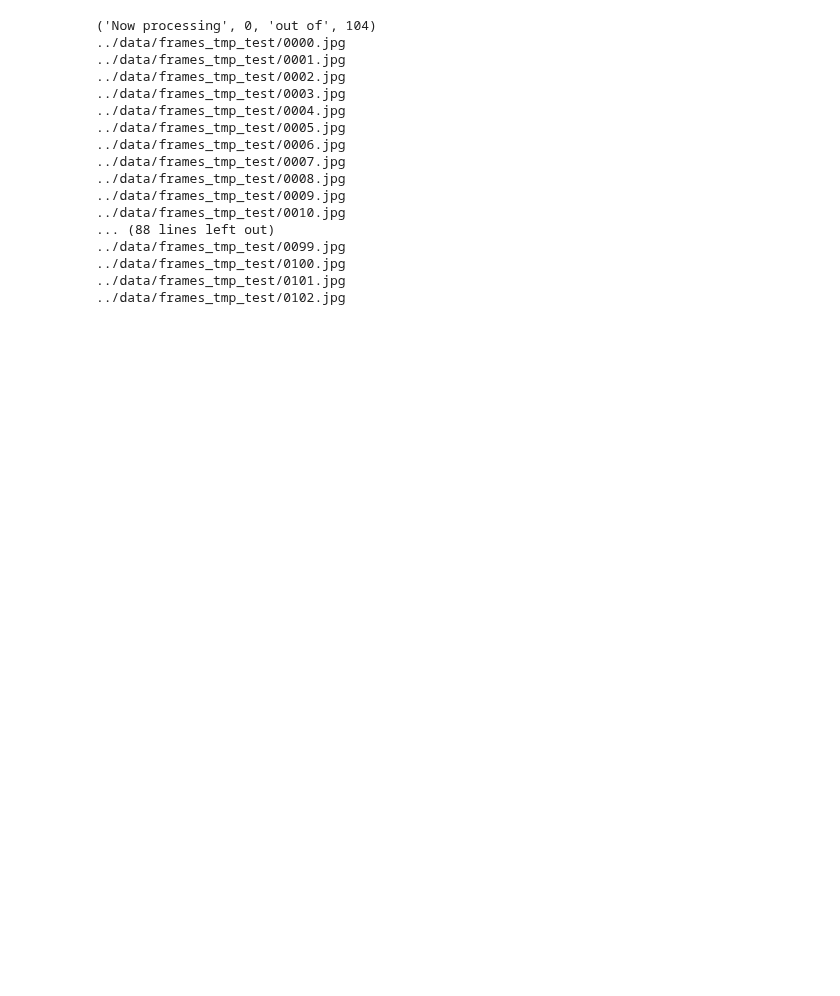
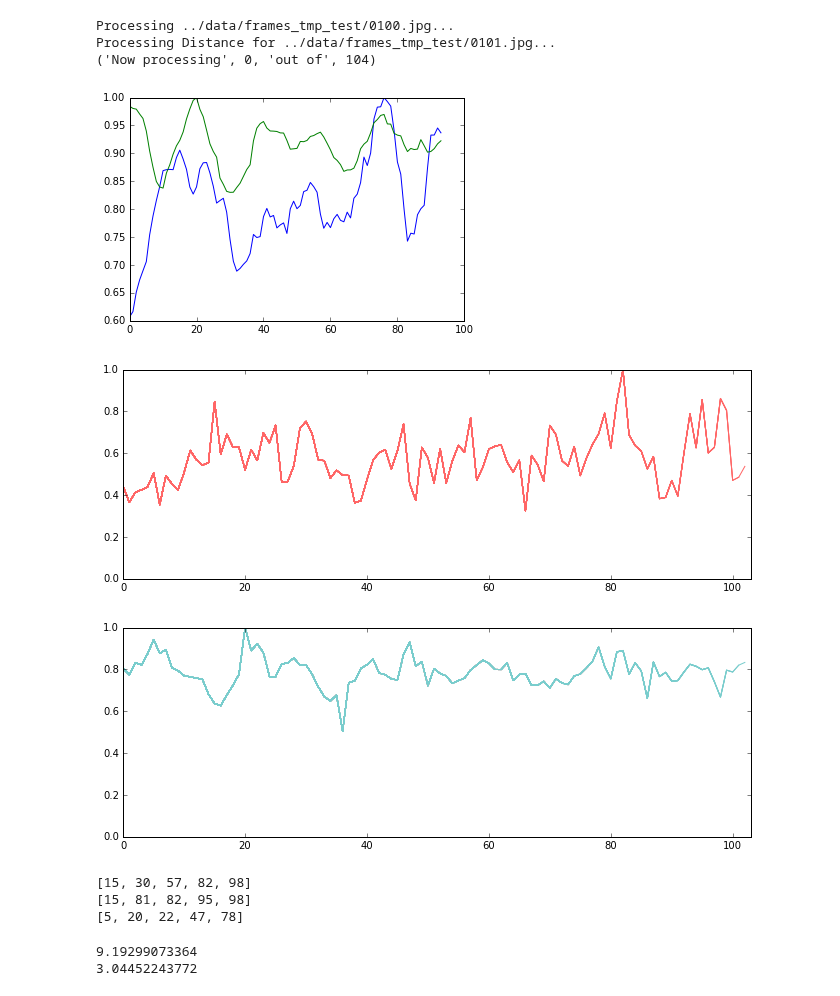
Before and after one commit to saharshoza/VisualDiary, a Jupyter notebook: Code/change_point_detector.ipynb, the cells around one changed output. Cells and saved outputs as stored; diff of their text form; code cells hidden in the pictures; blank space fills up the shorter version.

Commit message:
Evaluation metric tested with only video and video + gps

```diff
--- a/Code/change_point_detector.ipynb
+++ b/Code/change_point_detector.ipynb
@@ -28,6 +29,8 @@ cnn_diff_dir = os.path.join(results_dir, 'cnn_diff_tmp')
 pixel_diff_dir = os.path.join(results_dir, 'pixel_diff_tmp')
 out_dir = os.path.join(results_dir, 'combined_frames_tmp')
 path_to_gif = '../gif'
+path_to_gps = '../results/gps_out/gps_test.npy'
+path_to_ground_truth = '../data/ground_truth/ground_truth_test.npy'
 # %%
 def frame_extractor(path_to_video, path_to_frames):
     container = av.open(path_to_video)
@@ -37,10 +40,9 @@ def frame_extractor(path_to_video, path_to_frames):
             frame.to_image().save(path_to_frames + '/frame-%06d.jpg' % frame.index)
 # %%
 class FeatureProcessor:
-    def __init__(self, model_path, path_to_frames, sampling_rate=10, change_points=5):
+    def __init__(self, model_path, path_to_frames, change_points=5):
         self.model_path = model_path
         self.images_path = sorted([path_to_frames + f for f in os.listdir(path_to_frames) if re.search('jpg|JPG', f)])
-        self.sampling_rate = sampling_rate
         self.change_points = change_points
         #self.cnn_threshold = cnn_threshold
         #self.pixel_threshold = pixel_threshold
@@ -173,3 +175,34 @@ class PlotterOut:
             gif_list.extend(gif_segment)
         selected_gif_images = [Image.open(all_images_list[gif_points]) for gif_points in gif_list]
         writeGif(path_to_gif, selected_gif_images, duration=0.3, subRectangles=False)
+# %%
+class VideoLocChangePoint:
+    def __init__(self,path_to_gps,feature_differences,change_points=1,fps=24):
+        self.change_points = change_points
+        self.fps = fps
+        self.feature_differences = feature_differences/max(feature_differences)
+        self.gps_stationary_intervals = np.load(path_to_gps).tolist()
+
+    def get_motion_boundaries(self):
+        boundaries = []
+        for interval in self.gps_stationary_intervals:
+            interval_multiplied = [val*self.fps for val in interval]
+            boundaries.extend(interval_multiplied)
+        return boundaries
+
+    def get_top_k(self,start,end):
+        differences = self.feature_differences[start:end+1]
+        chosen = np.sort(np.argpartition(-differences,self.change_points)[0:self.change_points]).tolist()
+        return chosen
+
+    def merge_changepoints(self):
+        boundaries = self.get_motion_boundaries()
+        #adding last frame index
+        boundaries.append(len(self.feature_differences)-1)
+        changepoints = []
+        start = 0
+        for end in boundaries:
+            indices_in_window = self.get_top_k(start,end)
+            changepoints += [a+start for a in indices_in_window]
+            start = end
+        return changepoints
@@ -176,36 +231,36 @@ class PlotterOut:
 # %%
 if __name__ == "__main__":
     feature_processor = FeatureProcessor(model_dir, images_dir)
     feature_processor.create_graph()
     features = feature_processor.extract_features()
     cnn_differences, saliency_matrix = feature_processor.get_feature_differences(features)
     pixel_differences = feature_processor.get_pixel_differences()
     cnn_change_points = feature_processor.compute_change_points(cnn_differences)
     pixel_change_points = feature_processor.compute_change_points(pixel_differences)
+    vid_gps_change_point = VideoLocChangePoint(path_to_gps,cnn_differences)
+    vid_gps_changepoints = vid_gps_change_point.merge_changepoints()
     plotter_out = PlotterOut()
     plotter_out.generate_gif(cnn_change_points, images_dir, path_to_gif+'/cnn.gif')
     plotter_out.generate_gif(pixel_change_points, images_dir, path_to_gif+'/pixel.gif')
+    plotter_out.generate_gif(vid_gps_changepoints, images_dir, path_to_gif+'/gps_vid.gif')
     plotter_out.plot_differences(plotter_out.get_smoothed_list(cnn_differences), plotter_out.get_smoothed_list(pixel_differences))
     plotter_out.save_difference_plots(cnn_differences, cnn_diff_dir, '#ff6666')
     plotter_out.save_difference_plots(pixel_differences, pixel_diff_dir, '#79cdcd')
     plotter_out.combine_images()
     #Use this on command line to convert to video
     #ffmpeg -f image2 -r 24 -i %06d.png -vcodec mpeg4 -y movie.mp4
 # %% [output]
+Processing ../data/frames_tmp_test/0100.jpg...
+Processing Distance for ../data/frames_tmp_test/0101.jpg...
 ('Now processing', 0, 'out of', 104)
-../data/frames_tmp_test/0000.jpg
-../data/frames_tmp_test/0001.jpg
-../data/frames_tmp_test/0002.jpg
-../data/frames_tmp_test/0003.jpg
-../data/frames_tmp_test/0004.jpg
-../data/frames_tmp_test/0005.jpg
-../data/frames_tmp_test/0006.jpg
-../data/frames_tmp_test/0007.jpg
-../data/frames_tmp_test/0008.jpg
-../data/frames_tmp_test/0009.jpg
-../data/frames_tmp_test/0010.jpg
-... (88 lines left out)
-../data/frames_tmp_test/0099.jpg
-../data/frames_tmp_test/0100.jpg
-../data/frames_tmp_test/0101.jpg
-../data/frames_tmp_test/0102.jpg
+[figure, added]
+[figure, added]
+[figure, added]
+# %%
+print vid_gps_changepoints
+print cnn_change_points
+print pixel_change_points
+# %% [output]
+[15, 30, 57, 82, 98]
+[15, 81, 82, 95, 98]
+[5, 20, 22, 47, 78]
@@ -211,0 +272,6 @@ if __name__ == "__main__":
+# %%
+print cnn_penalty
+print vid_gps_penalty
+# %% [output]
+9.19299073364
+3.04452243772
```
Also changed, not shown: parts of 3 cells of this notebook, 1 other file.
